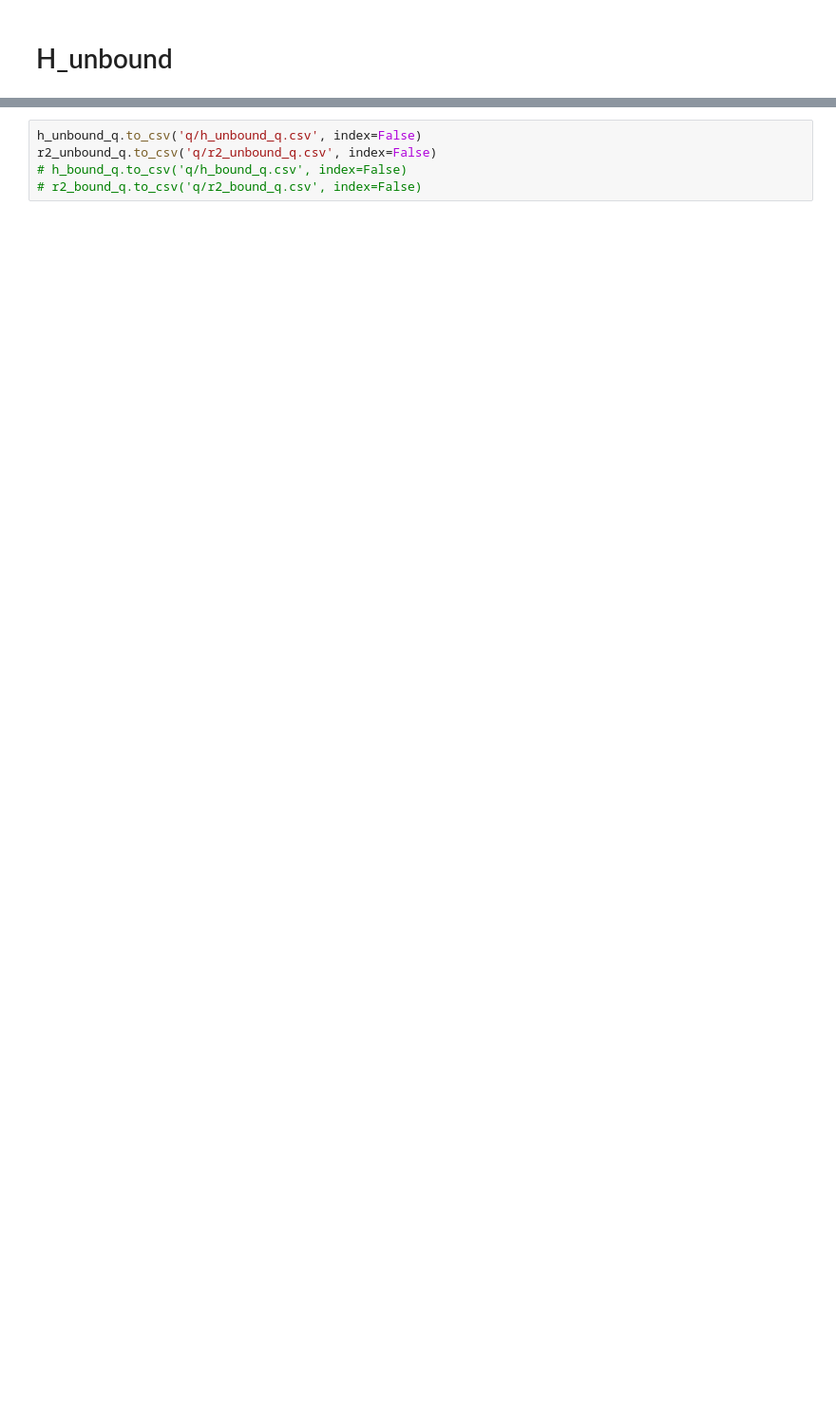
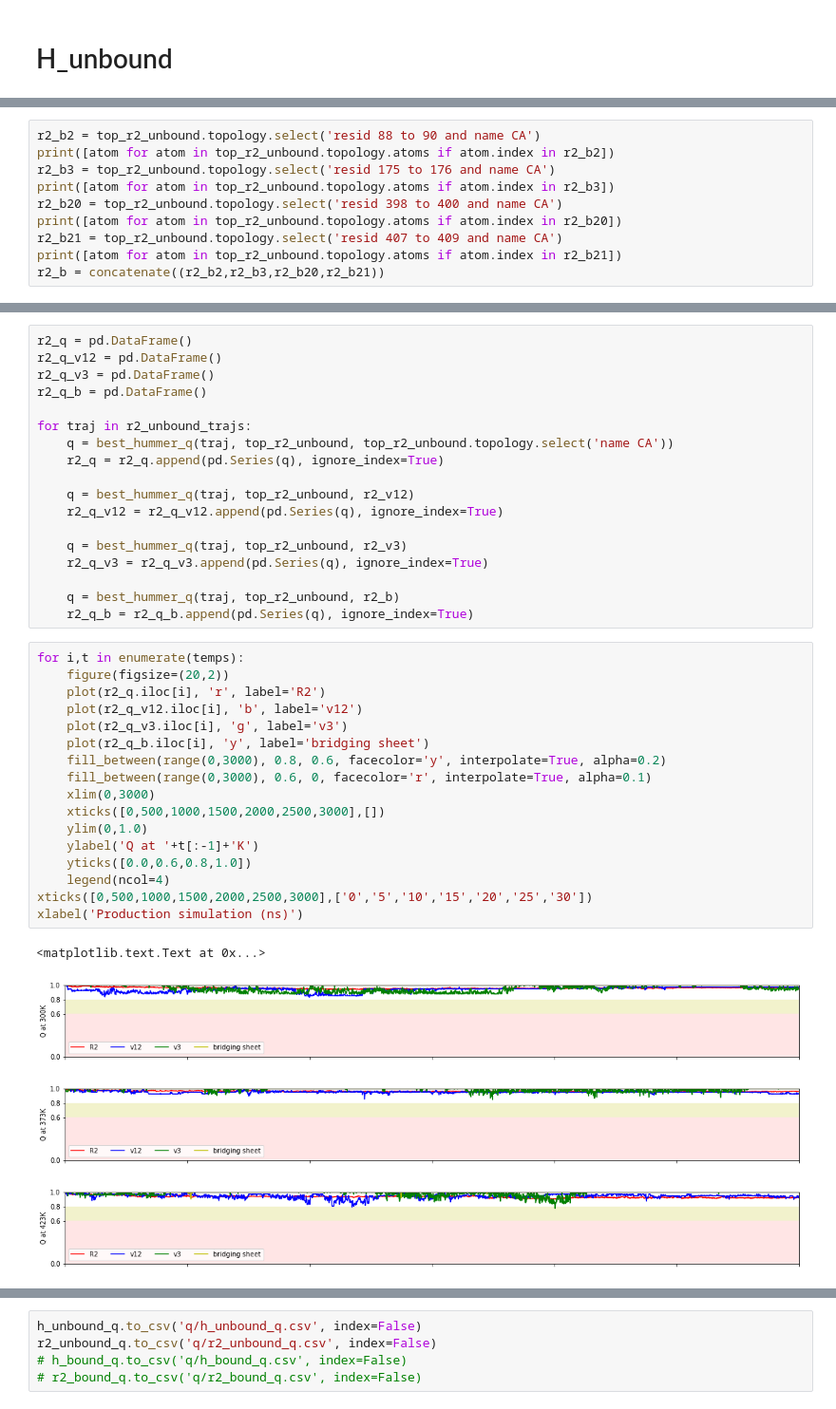
Before and after one commit to uitb/gp120_unfolding, a Jupyter notebook: scripts/q.ipynb, the cells around one changed output, grey strips where cells are left out. Shown at 95% size. Cells and saved outputs as stored; diff of their text form; blank space fills up the shorter version.

```diff
--- a/scripts/q.ipynb
+++ b/scripts/q.ipynb
@@ -87,0 +155,10 @@ for t in temps:
+# %%
+r2_b2 = top_r2_unbound.topology.select('resid 88 to 90 and name CA')
+print([atom for atom in top_r2_unbound.topology.atoms if atom.index in r2_b2])
+r2_b3 = top_r2_unbound.topology.select('resid 175 to 176 and name CA')
+print([atom for atom in top_r2_unbound.topology.atoms if atom.index in r2_b3])
+r2_b20 = top_r2_unbound.topology.select('resid 398 to 400 and name CA')
+print([atom for atom in top_r2_unbound.topology.atoms if atom.index in r2_b20])
+r2_b21 = top_r2_unbound.topology.select('resid 407 to 409 and name CA')
+print([atom for atom in top_r2_unbound.topology.atoms if atom.index in r2_b21])
+r2_b = concatenate((r2_b2,r2_b3,r2_b20,r2_b21))
@@ -87,0 +170,40 @@ for t in temps:
+# %%
+r2_q = pd.DataFrame()
+r2_q_v12 = pd.DataFrame()
+r2_q_v3 = pd.DataFrame()
+r2_q_b = pd.DataFrame()
+
+for traj in r2_unbound_trajs:
+    q = best_hummer_q(traj, top_r2_unbound, top_r2_unbound.topology.select('name CA'))
+    r2_q = r2_q.append(pd.Series(q), ignore_index=True)
+
+    q = best_hummer_q(traj, top_r2_unbound, r2_v12)
+    r2_q_v12 = r2_q_v12.append(pd.Series(q), ignore_index=True)
+
+    q = best_hummer_q(traj, top_r2_unbound, r2_v3)
+    r2_q_v3 = r2_q_v3.append(pd.Series(q), ignore_index=True)
+
+    q = best_hummer_q(traj, top_r2_unbound, r2_b)
+    r2_q_b = r2_q_b.append(pd.Series(q), ignore_index=True)
+# %%
+for i,t in enumerate(temps):
+    figure(figsize=(20,2))
+    plot(r2_q.iloc[i], 'r', label='R2')
+    plot(r2_q_v12.iloc[i], 'b', label='v12')
+    plot(r2_q_v3.iloc[i], 'g', label='v3')
+    plot(r2_q_b.iloc[i], 'y', label='bridging sheet')
+    fill_between(range(0,3000), 0.8, 0.6, facecolor='y', interpolate=True, alpha=0.2)
+    fill_between(range(0,3000), 0.6, 0, facecolor='r', interpolate=True, alpha=0.1)
+    xlim(0,3000)
+    xticks([0,500,1000,1500,2000,2500,3000],[])
+    ylim(0,1.0)
+    ylabel('Q at '+t[:-1]+'K')
+    yticks([0.0,0.6,0.8,1.0])
+    legend(ncol=4)
+xticks([0,500,1000,1500,2000,2500,3000],['0','5','10','15','20','25','30'])
+xlabel('Production simulation (ns)')
+# %% [output]
+<matplotlib.text.Text at 0x...>
+[figure, added]
+[figure, added]
+[figure, added]
```
Also changed, not shown: parts of 21 cells of this notebook.
